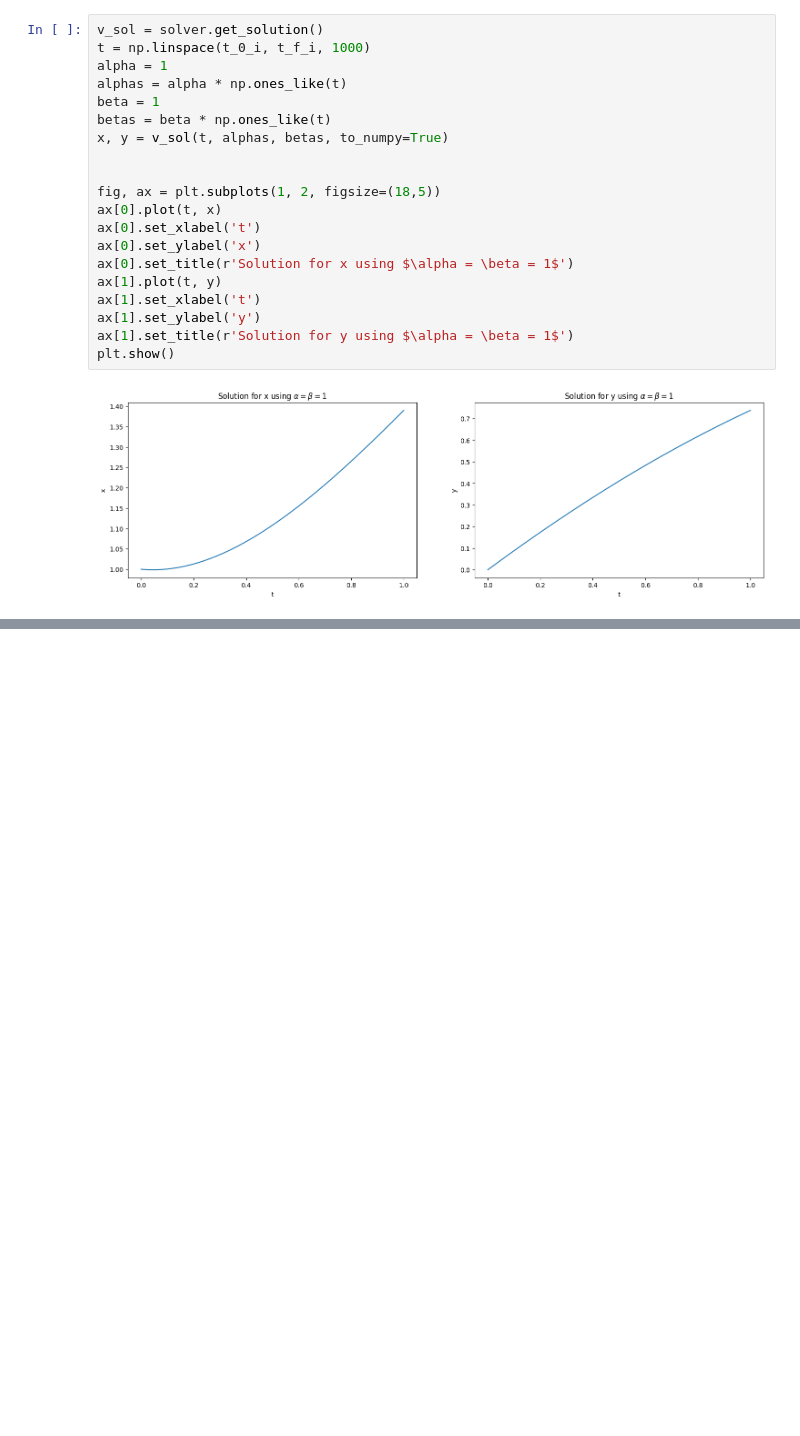
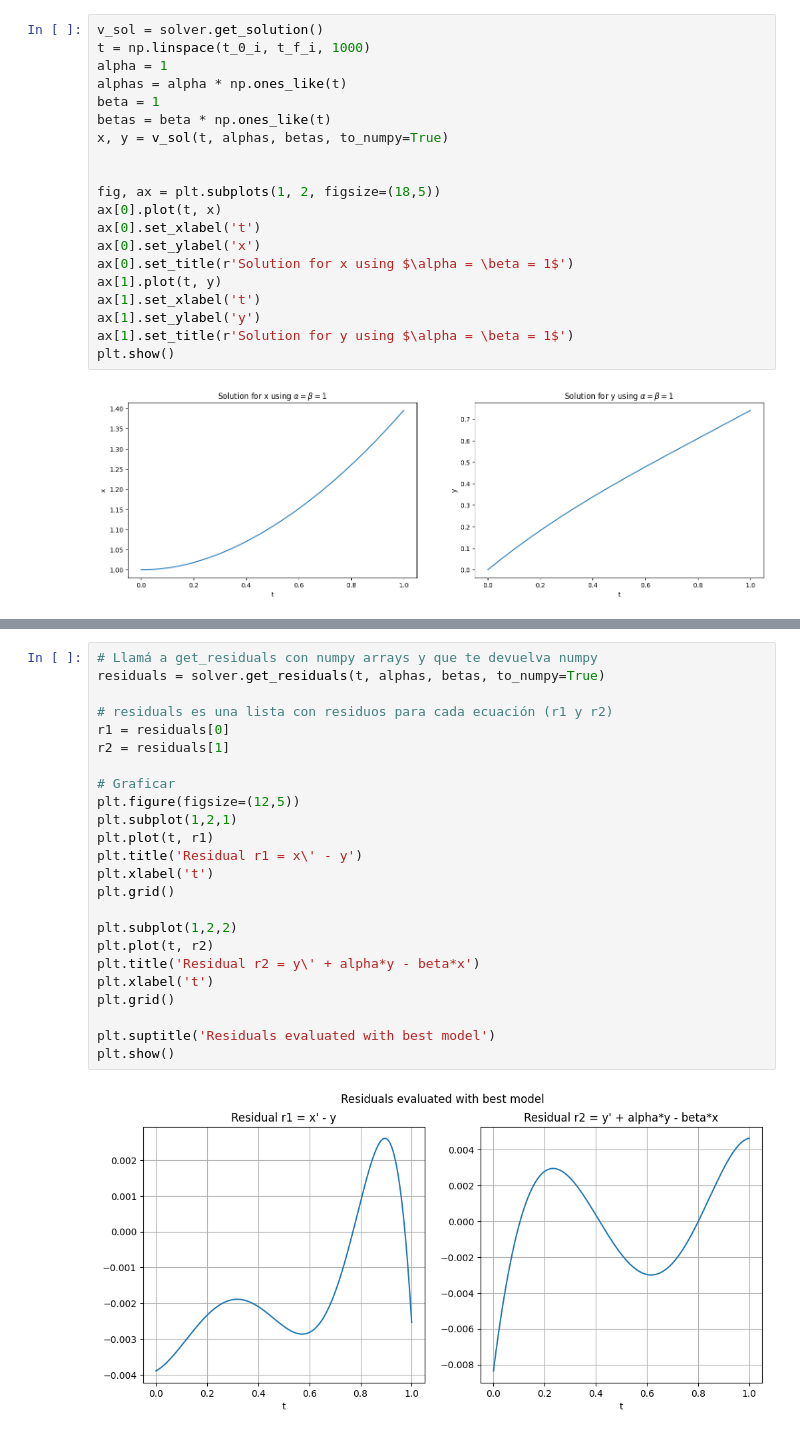
Before and after one commit to Lautaro-Silva/Redes-Neuronales-con-Aplicaciones-Astrofisicas, a Jupyter notebook: Practica 3/Practica3_PINNs_Lautaro_Silva.ipynb, the cells around one changed output, grey strips where cells are left out. Cells and saved outputs as stored; diff of their text form; blank space fills up the shorter version.

```diff
--- a/Practica 3/Practica3_PINNs_Lautaro_Silva.ipynb
+++ b/Practica 3/Practica3_PINNs_Lautaro_Silva.ipynb
@@ -182,0 +190,26 @@ plt.show()
+# %%
+# Llamá a get_residuals con numpy arrays y que te devuelva numpy
+residuals = solver.get_residuals(t, alphas, betas, to_numpy=True)
+
+# residuals es una lista con residuos para cada ecuación (r1 y r2)
+r1 = residuals[0]
+r2 = residuals[1]
+
+# Graficar
+plt.figure(figsize=(12,5))
+plt.subplot(1,2,1)
+plt.plot(t, r1)
+plt.title('Residual r1 = x\' - y')
+plt.xlabel('t')
+plt.grid()
+
+plt.subplot(1,2,2)
+plt.plot(t, r2)
+plt.title('Residual r2 = y\' + alpha*y - beta*x')
+plt.xlabel('t')
+plt.grid()
+
+plt.suptitle('Residuals evaluated with best model')
+plt.show()
+# %% [output]
+[figure, added]
```
Also changed, not shown: parts of 13 cells of this notebook, 1 other file.
